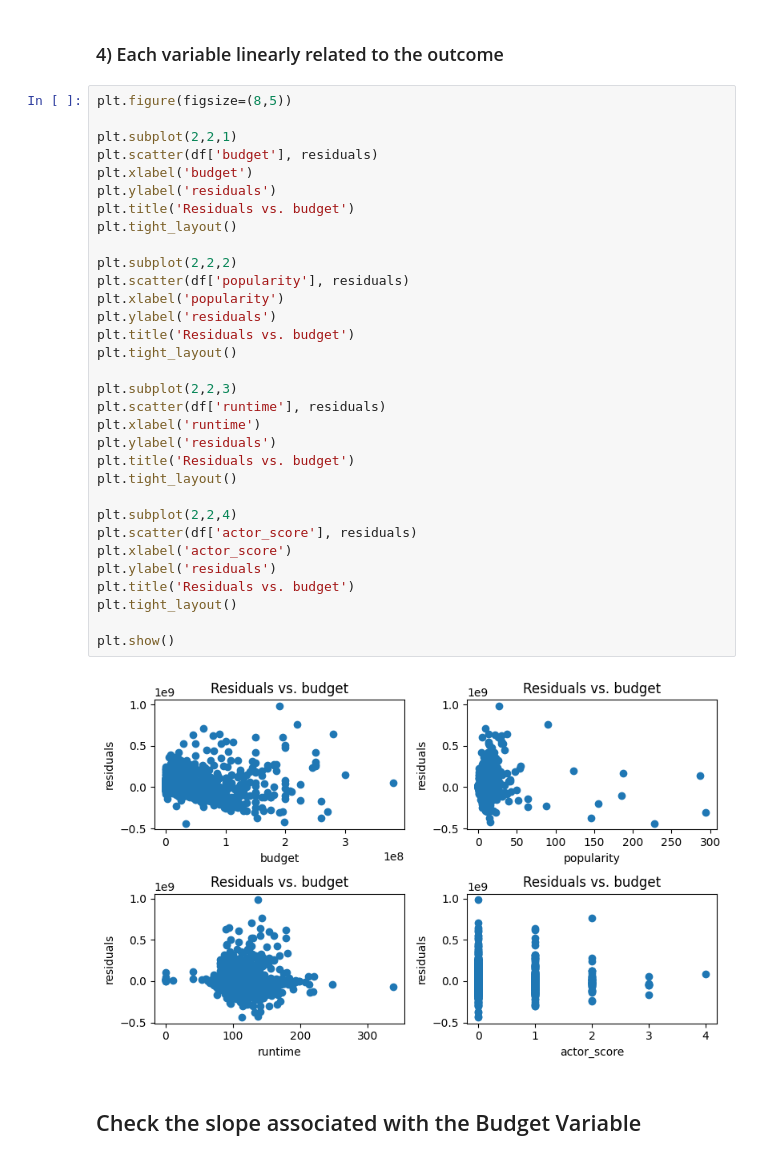
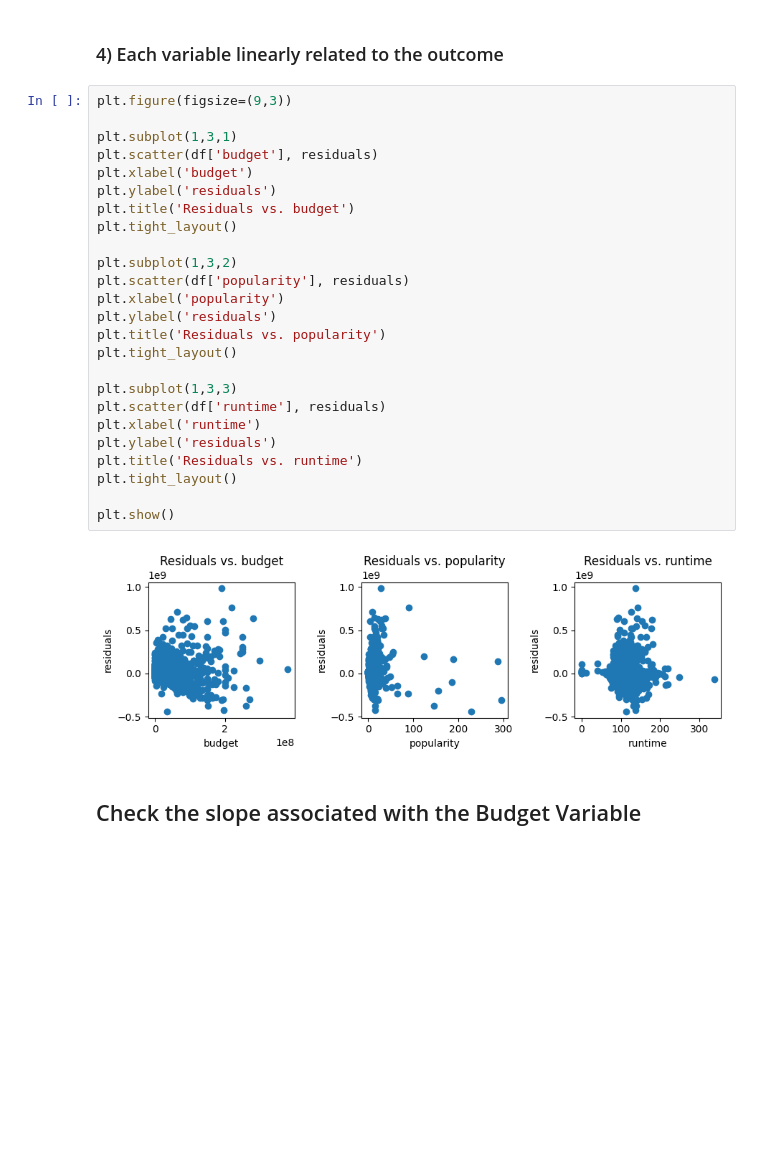
Before and after one commit to WatchmeDoc/MEM264-Applied-Statistics, a Jupyter notebook: analysis/multiple_regression.ipynb, the cells around one changed output. Cells and saved outputs as stored; diff of their text form; blank space fills up the shorter version.

```diff
--- a/analysis/multiple_regression.ipynb
+++ b/analysis/multiple_regression.ipynb
@@ -175,39 +175,32 @@ Since our sample is independent our residuals will be too.
 # %% [markdown]
 ### 4) Each variable linearly related to the outcome
 # %%
-plt.figure(figsize=(8,5))
+plt.figure(figsize=(9,3))
 
-plt.subplot(2,2,1)
+plt.subplot(1,3,1)
 plt.scatter(df['budget'], residuals)
 plt.xlabel('budget')
 plt.ylabel('residuals')
 plt.title('Residuals vs. budget')
 plt.tight_layout()
 
-plt.subplot(2,2,2)
+plt.subplot(1,3,2)
 plt.scatter(df['popularity'], residuals)
 plt.xlabel('popularity')
 plt.ylabel('residuals')
-plt.title('Residuals vs. budget')
+plt.title('Residuals vs. popularity')
 plt.tight_layout()
 
-plt.subplot(2,2,3)
+plt.subplot(1,3,3)
 plt.scatter(df['runtime'], residuals)
 plt.xlabel('runtime')
 plt.ylabel('residuals')
-plt.title('Residuals vs. budget')
-plt.tight_layout()
-
-plt.subplot(2,2,4)
-plt.scatter(df['actor_score'], residuals)
-plt.xlabel('actor_score')
-plt.ylabel('residuals')
-plt.title('Residuals vs. budget')
+plt.title('Residuals vs. runtime')
 plt.tight_layout()
 
 plt.show()
 # %% [output]
-[figure, old version]
+[figure, new version]
 # %% [markdown]
 ## Check the slope associated with the Budget Variable
 # %%
```
Also changed, not shown: parts of 1 cell of this notebook, 1 other file.
